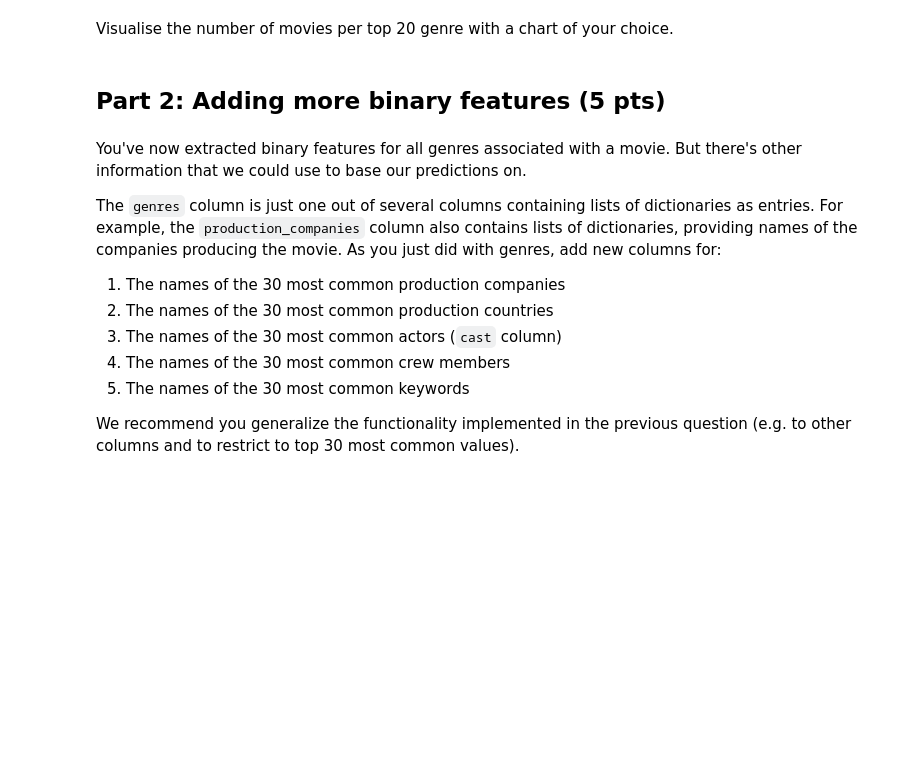
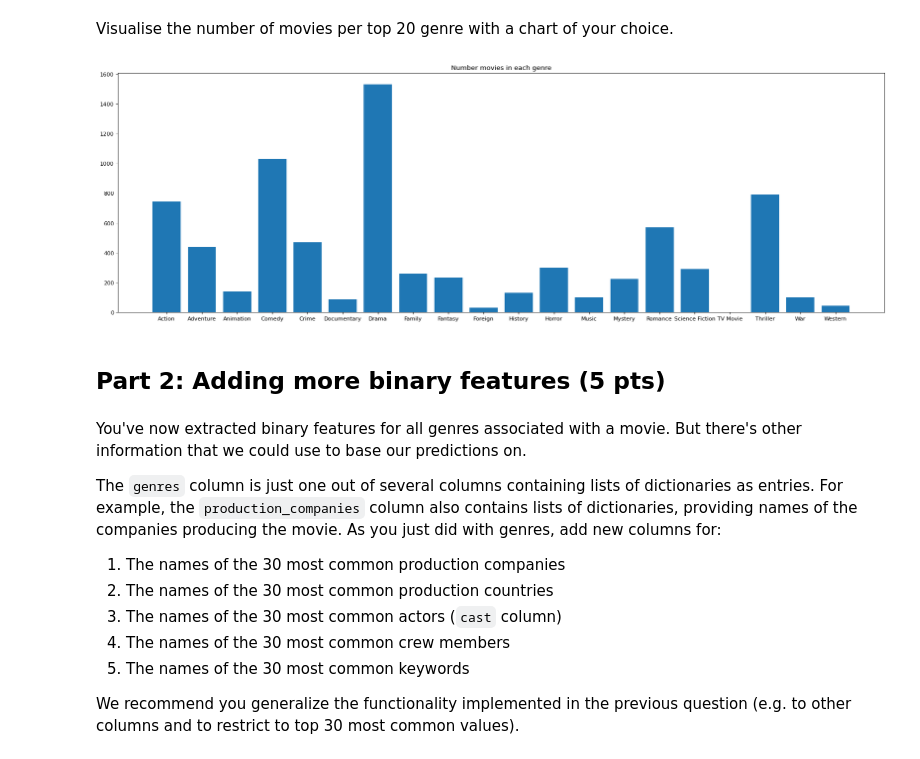
Before and after one commit to hanlululu/02807-Computational-tools-for-Data-Science, a Jupyter notebook: Project1/02807_Project_1.ipynb, the cells around one changed output. Drawn from its saved outputs; the diff is of its cells as text; code cells hidden in the pictures; blank space fills up the shorter version.

```diff
--- a/Project1/02807_Project_1.ipynb
+++ b/Project1/02807_Project_1.ipynb
@@ -678,0 +723,5 @@ You have to use Pandas built-in functions only (no explicit looping).
+# %%
+# your code goes here
+## extract all unique genres for each movie and store them in lists
+train['genres']= train['genres'].apply(lambda x:[g.get('name',None) for g in x or []])
+train.head(5)
@@ -679,2 +736,7 @@ You have to use Pandas built-in functions only (no explicit looping).
+# %%
+## one-hot encode the genres for each movie
+genres = pd.get_dummies(train['genres'].apply(pd.Series).stack()).sum(level=0)
+## join the one-hot encoded dataframe with the original train dataframe
+train = train.join(genres).fillna(0)
 # %% [markdown]
 Visualise the number of movies per top 20 genre with a chart of your choice.
@@ -683,3 +743,11 @@ Visualise the number of movies per top 20 genre with a chart of your choice.
+# %%
+from matplotlib.pyplot import figure
+figure(figsize=(25, 8), dpi=80)
+plt.bar(train.columns[24:],train.iloc[:, 24:].sum())
+plt.title(f'Number movies in each genre')
+plt.show()
+# %% [output]
+[figure, added]
 # %% [markdown]
 ## Part 2: Adding more binary features (5 pts)
 # %% [markdown]
```
Also changed, not shown: parts of 31 cells of this notebook.
